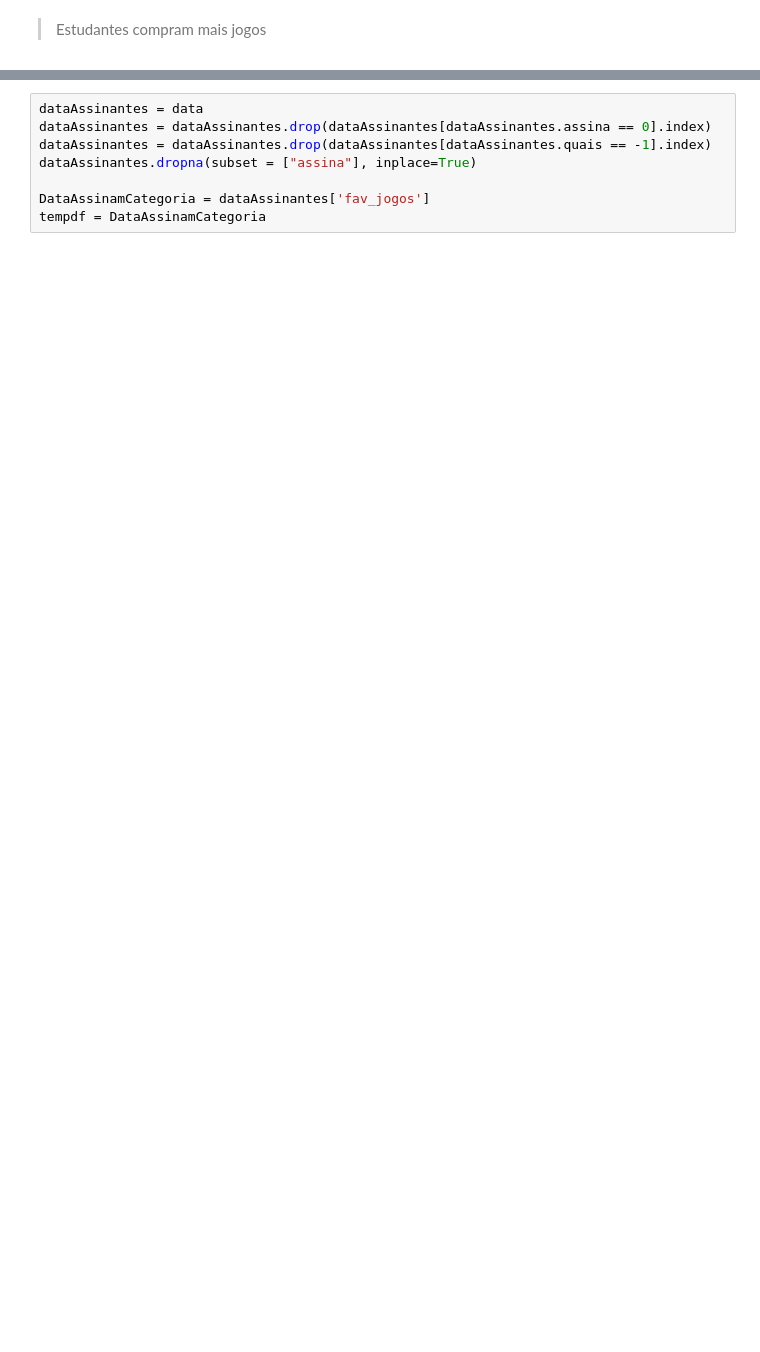
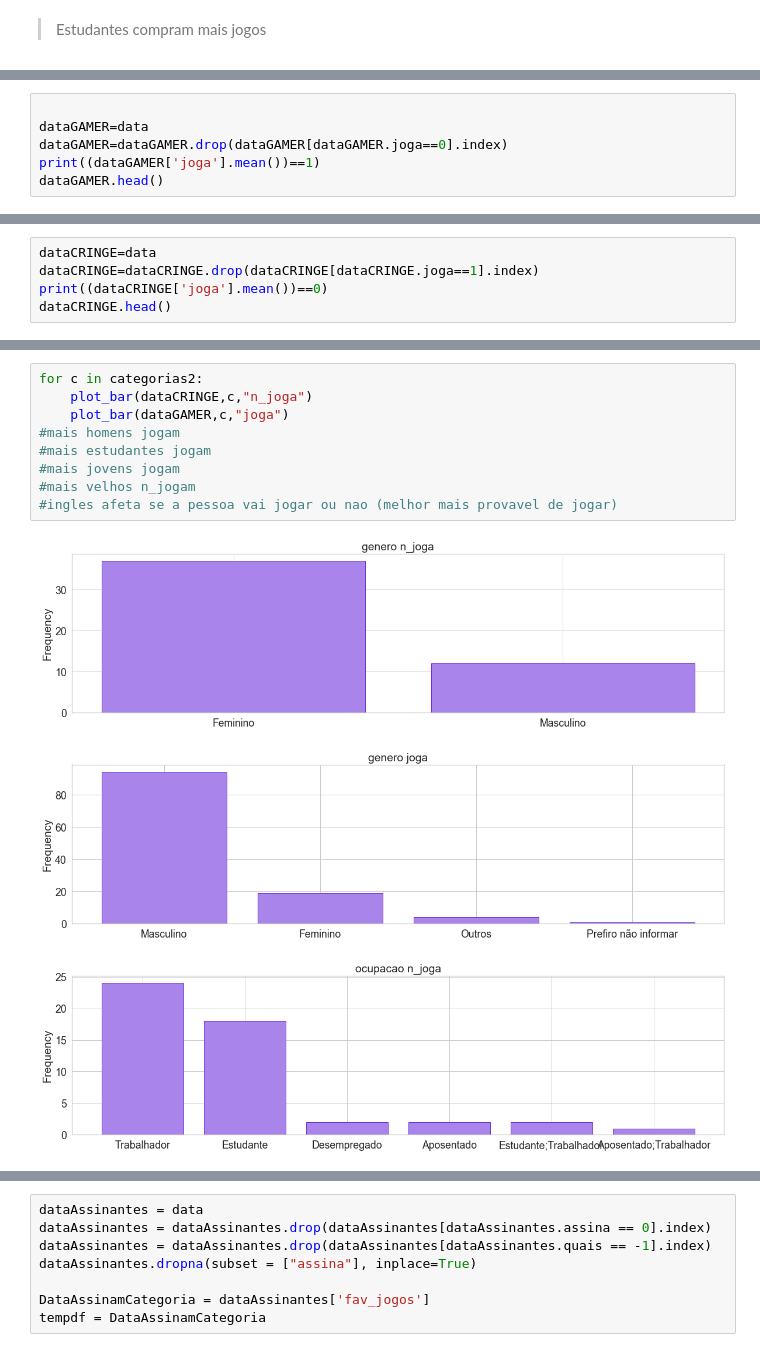
Before and after one commit to EnricoGia/ProjetosEmGrupo, a Jupyter notebook: Estatistica/ProjSemestral/ESTATISTICA_PESQUISA/Estatistica.ipynb, the cells around one changed output, grey strips where cells are left out. Saved outputs shown, nothing was run; the diff lists cells and outputs as text; blank space fills up the shorter version.

Commit message:
analiseGamer

```diff
--- a/Estatistica/ProjSemestral/ESTATISTICA_PESQUISA/Estatistica.ipynb
+++ b/Estatistica/ProjSemestral/ESTATISTICA_PESQUISA/Estatistica.ipynb
@@ -547,0 +568,6 @@ dataGAMER=data
+# %%
+
+dataGAMER=data
+dataGAMER=dataGAMER.drop(dataGAMER[dataGAMER.joga==0].index)
+print((dataGAMER['joga'].mean())==1)
+dataGAMER.head()
@@ -547,0 +584,5 @@ dataGAMER=data
+# %%
+dataCRINGE=data
+dataCRINGE=dataCRINGE.drop(dataCRINGE[dataCRINGE.joga==1].index)
+print((dataCRINGE['joga'].mean())==0)
+dataCRINGE.head()
@@ -547,0 +606,13 @@ dataGAMER=data
+# %%
+for c in categorias2:
+    plot_bar(dataCRINGE,c,"n_joga")
+    plot_bar(dataGAMER,c,"joga")
+#mais homens jogam
+#mais estudantes jogam
+#mais jovens jogam
+#mais velhos n_jogam
+#ingles afeta se a pessoa vai jogar ou nao (melhor mais provavel de jogar)
+# %% [output]
+[figure, added]
+[figure, added]
+[figure, added]
```
Also changed, not shown: parts of 43 cells of this notebook.
